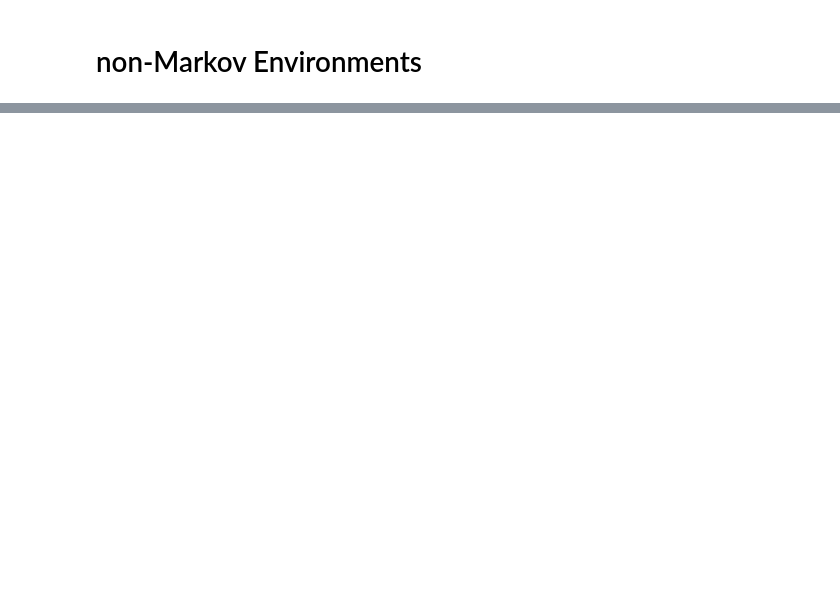
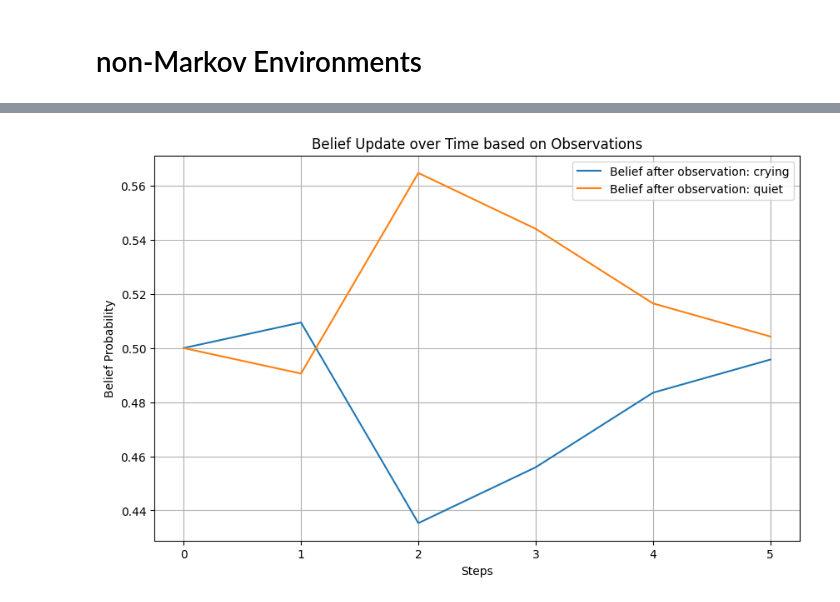
Before and after one commit to lenigovi/Control-and-Reinforcement-Learning, a Jupyter notebook: 1_LearningBasedControl.ipynb, the cells around one changed output, grey strips where cells are left out. Saved outputs shown, nothing was run; the diff lists cells and outputs as text; code cells hidden in the pictures; blank space fills up the shorter version.

Commit message:
belief update plot

```diff
--- a/1_LearningBasedControl.ipynb
+++ b/1_LearningBasedControl.ipynb
@@ -322,3 +322,90 @@ We cannot  directly say that the baby is truly in the hungry state, but we can o
 </div>
 # %% [markdown]
 # non-Markov Environments
+# %%
+import numpy as np
+
+class POMDP_CryingBaby:
+    def __init__(self):
+        # Define states, actions, and observations
+        self.states = ['hungry', 'full']
+        self.actions = ['feed', 'ignore']
+        self.observations = ['crying', 'quiet']
+
+        # Transition probabilities
+        self.transition_probs = np.array([
+            # State: hungry
+            [[0.6, 0.4],  # Action: feed
+             [0.3, 0.7]], # Action: ignore
+            # State: full
+            [[0.1, 0.9],  # Action: feed
+             [0.7, 0.3]]] # Action: ignore
+        )
+
+        # Observation probabilities
+        self.observation_probs = np.array([
+            # State: hungry
+            [[0.8, 0.2],  # Observation: crying
+             [0.1, 0.9]], # Observation: quiet
+            # State: full
+            [[0.3, 0.7],  # Observation: crying
+             [0.9, 0.1]]] # Observation: quiet
+        )
+
+        # Initial belief
+        self.belief = np.array([0.5, 0.5])
+
+    def update_belief(self, action, observation):
+        new_belief = np.zeros_like(self.belief)
+        for i in range(len(self.states)):
+            for j in range(len(self.states)):
+                new_belief[i] += self.transition_probs[i][j][self.actions.index(action)] * \
+                                 self.observation_probs[i][self.observations.index(observation)][j] * \
+                                 self.belief[j]
+        self.belief = new_belief / sum(new_belief)
+        return self.belief
+
+    def select_action(self):
+        return self.actions[np.argmax(self.belief)]
+
+
+pomdp = POMDP_CryingBaby()
+
+# Initial belief
+print("Initial Belief:", pomdp.belief)
+
+# Update belief based on action and observation
+action = 'feed'
+observation = 'crying'
+pomdp.update_belief(action, observation)
+print("Updated Belief after action '{}' and observation '{}':".format(action, observation), pomdp.belief)
+
+# Action based on belief
+print("Selected Action based on belief:", pomdp.select_action())
+
+
+def plot_belief_update(actions, observations):
+    pomdp = POMDP_CryingBaby()
+    beliefs_over_time = [pomdp.belief]
+
+    for action, observation in zip(actions, observations):
+        pomdp.update_belief(action, observation)
+        beliefs_over_time.append(pomdp.belief)
+
+    beliefs_over_time = np.array(beliefs_over_time)
+
+    plt.figure(figsize=(10, 6))
+    for i, observation in enumerate(pomdp.observations):
+        plt.plot(beliefs_over_time[:, i], label='Belief after observation: {}'.format(observation))
+    plt.xlabel('Steps')
+    plt.ylabel('Belief Probability')
+    plt.title('Belief Update over Time based on Observations')
+    plt.legend()
+    plt.grid(True)
+    plt.show()
+
+# Example usage
+actions = ['feed', 'ignore', 'feed', 'ignore', 'feed']
+observations = ['crying', 'quiet', 'crying', 'quiet', 'crying']
+plot_belief_update(actions, observations)
+# %% [output]
@@ -324,0 +415 @@ We cannot  directly say that the baby is truly in the hungry state, but we can o
+[figure, added]
```
Also changed, not shown: parts of 1 cell of this notebook.
